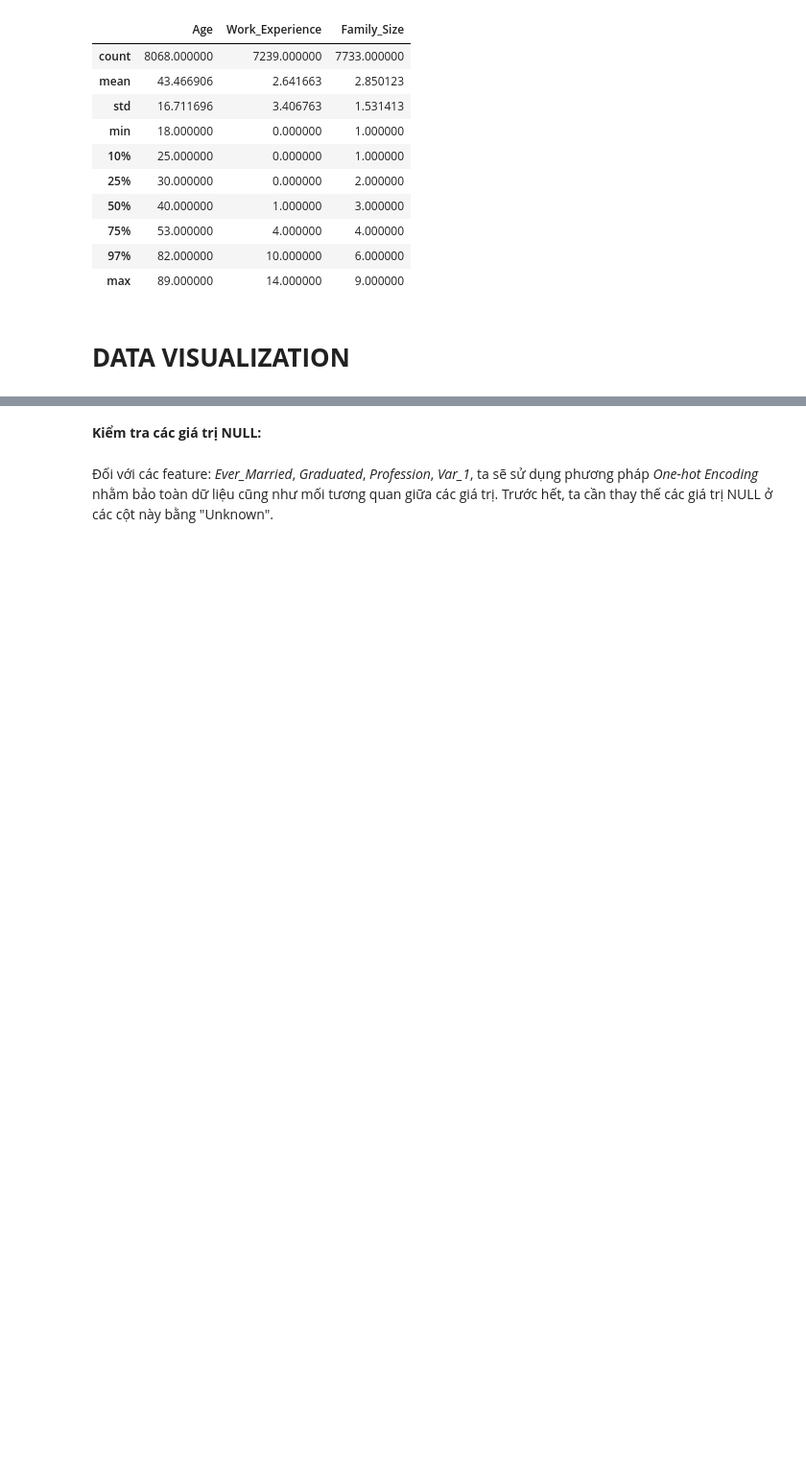
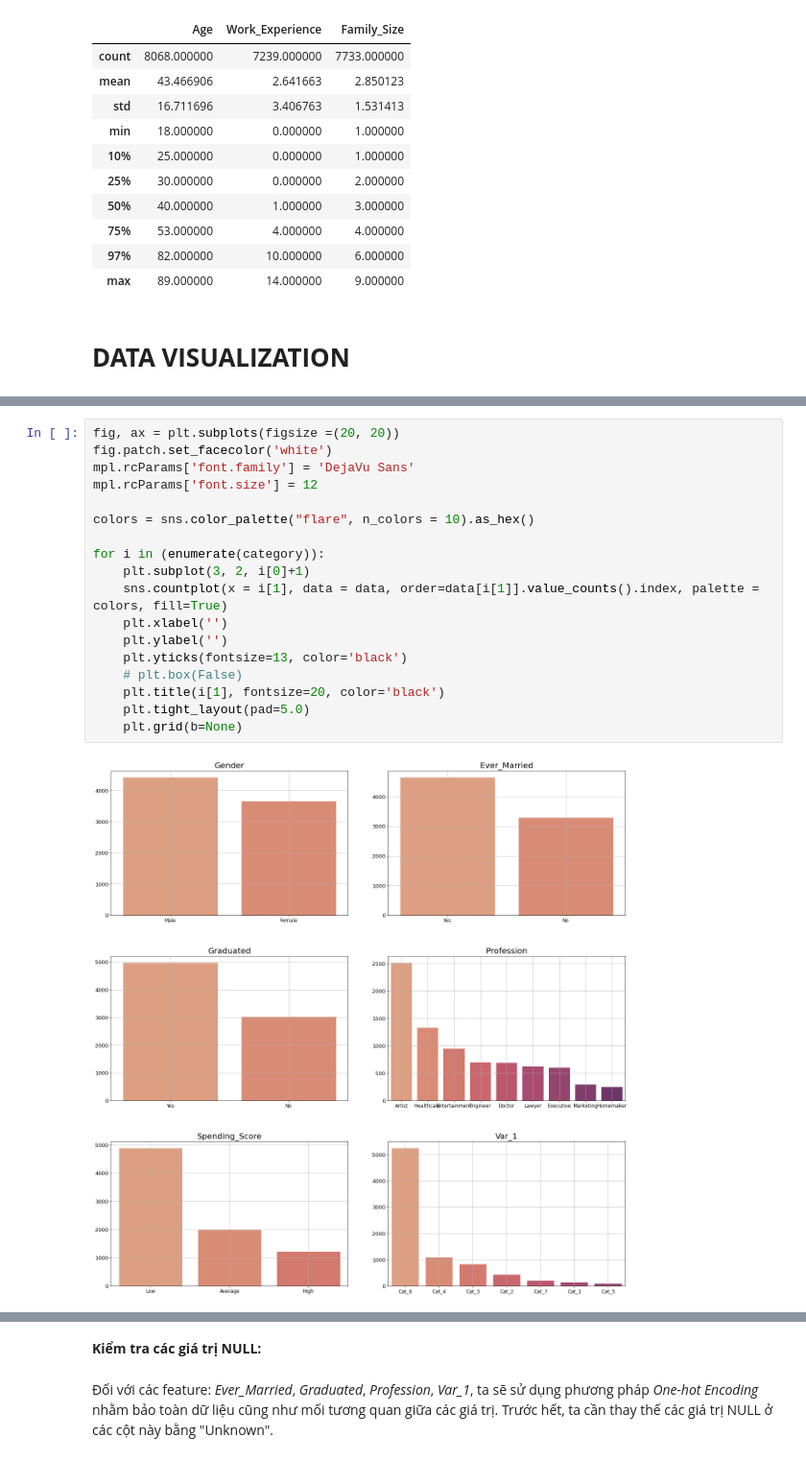
Before and after one commit to NDuyUyen/Customer_Segmentation, a Jupyter notebook: Customer_Clustering.ipynb, the cells around one changed output, grey strips where cells are left out. Shown at 96% size. Cells and saved outputs as stored; diff of their text form; blank space fills up the shorter version.

```diff
--- a/Customer_Clustering.ipynb
+++ b/Customer_Clustering.ipynb
@@ -134,0 +186,20 @@ data.describe(percentiles = [.1, .25, .5, .75, .97])
+# %%
+fig, ax = plt.subplots(figsize =(20, 20))
+fig.patch.set_facecolor('white')
+mpl.rcParams['font.family'] = 'DejaVu Sans'
+mpl.rcParams['font.size'] = 12
+
+colors = sns.color_palette("flare", n_colors = 10).as_hex()
+
+for i in (enumerate(category)):
+    plt.subplot(3, 2, i[0]+1)
+    sns.countplot(x = i[1], data = data, order=data[i[1]].value_counts().index, palette = colors, fill=True)
+    plt.xlabel('')
+    plt.ylabel('')
+    plt.yticks(fontsize=13, color='black')
+    # plt.box(False)
+    plt.title(i[1], fontsize=20, color='black')
+    plt.tight_layout(pad=5.0)
+    plt.grid(b=None)
+# %% [output]
+[figure, added]
```
Also changed, not shown: parts of 15 cells of this notebook.
